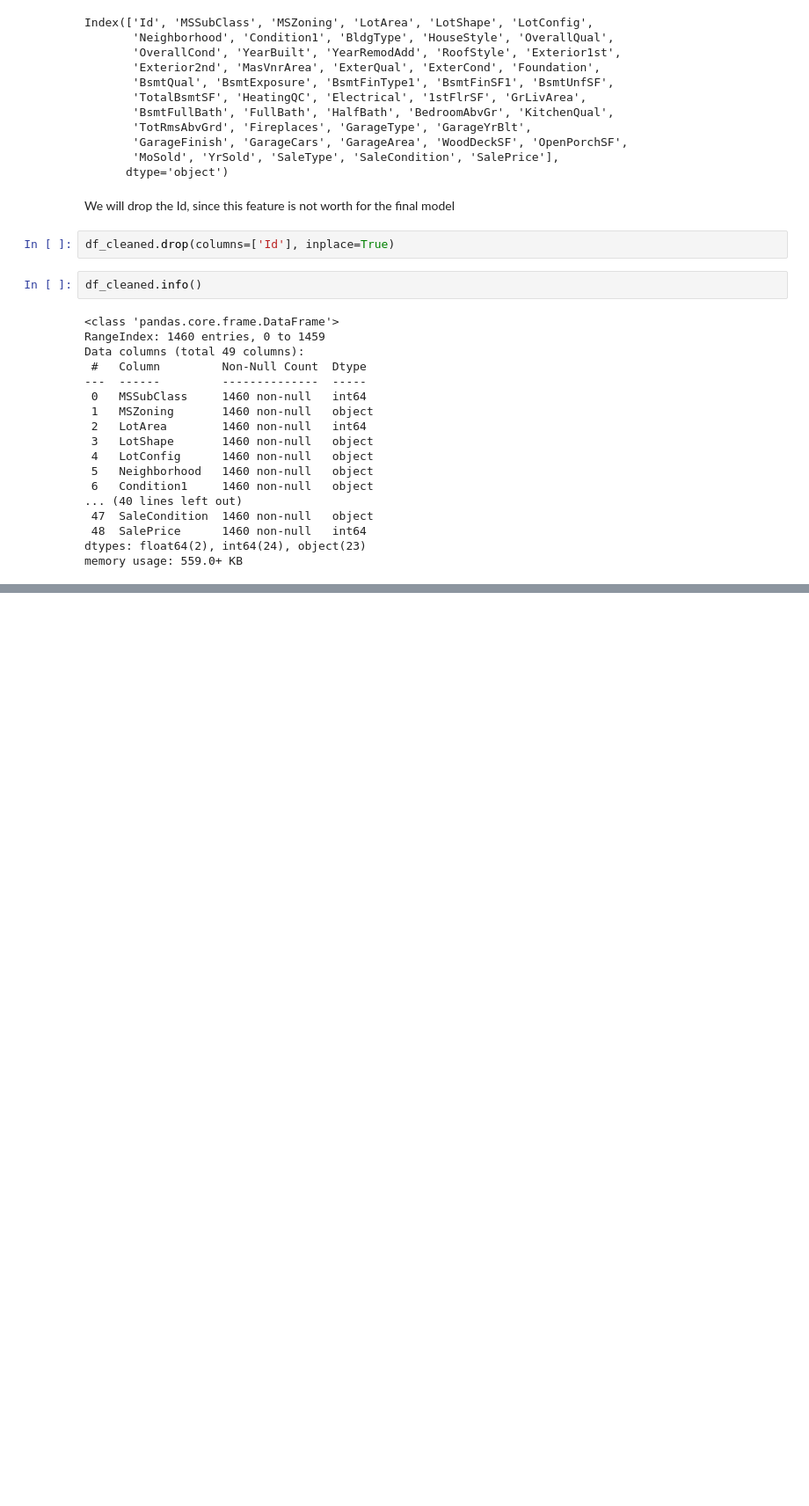
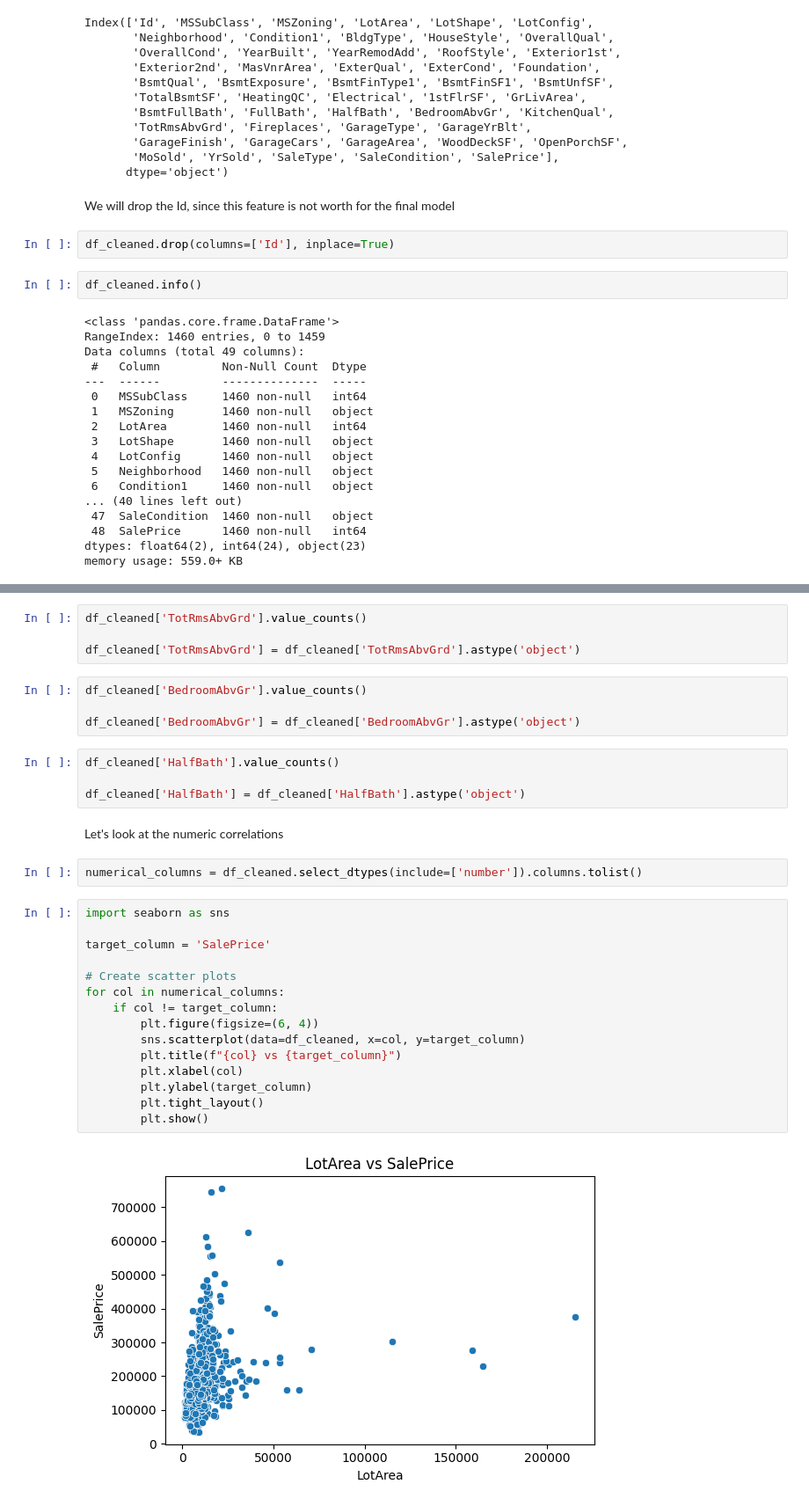
Before and after one commit to LuizIgnacio2002/notebooks, a Jupyter notebook: kaggle_competitions/Housing Prices Competition for Kaggle Learn Users/notebook.ipynb, the cells around one changed output, grey strips where cells are left out. Shown at 88% size. Saved outputs shown, nothing was run; the diff lists cells and outputs as text; blank space fills up the shorter version.

```diff
--- a/kaggle_competitions/Housing Prices Competition for Kaggle Learn Users/notebook.ipynb
+++ b/kaggle_competitions/Housing Prices Competition for Kaggle Learn Users/notebook.ipynb
@@ -698,0 +666,33 @@ plt.show()
+# %%
+df_cleaned['TotRmsAbvGrd'].value_counts()
+
+df_cleaned['TotRmsAbvGrd'] = df_cleaned['TotRmsAbvGrd'].astype('object')
+# %%
+df_cleaned['BedroomAbvGr'].value_counts()
+
+df_cleaned['BedroomAbvGr'] = df_cleaned['BedroomAbvGr'].astype('object')
+# %%
+df_cleaned['HalfBath'].value_counts()
+
+df_cleaned['HalfBath'] = df_cleaned['HalfBath'].astype('object')
+# %% [markdown]
+Let's look at the numeric correlations
+# %%
+numerical_columns = df_cleaned.select_dtypes(include=['number']).columns.tolist()
+# %%
+import seaborn as sns
+
+target_column = 'SalePrice'
+
+# Create scatter plots
+for col in numerical_columns:
+    if col != target_column:
+        plt.figure(figsize=(6, 4))
+        sns.scatterplot(data=df_cleaned, x=col, y=target_column)
+        plt.title(f"{col} vs {target_column}")
+        plt.xlabel(col)
+        plt.ylabel(target_column)
+        plt.tight_layout()
+        plt.show()
+# %% [output]
+[figure, added]
```
Also changed, not shown: parts of 18 cells of this notebook, 1 other file.
